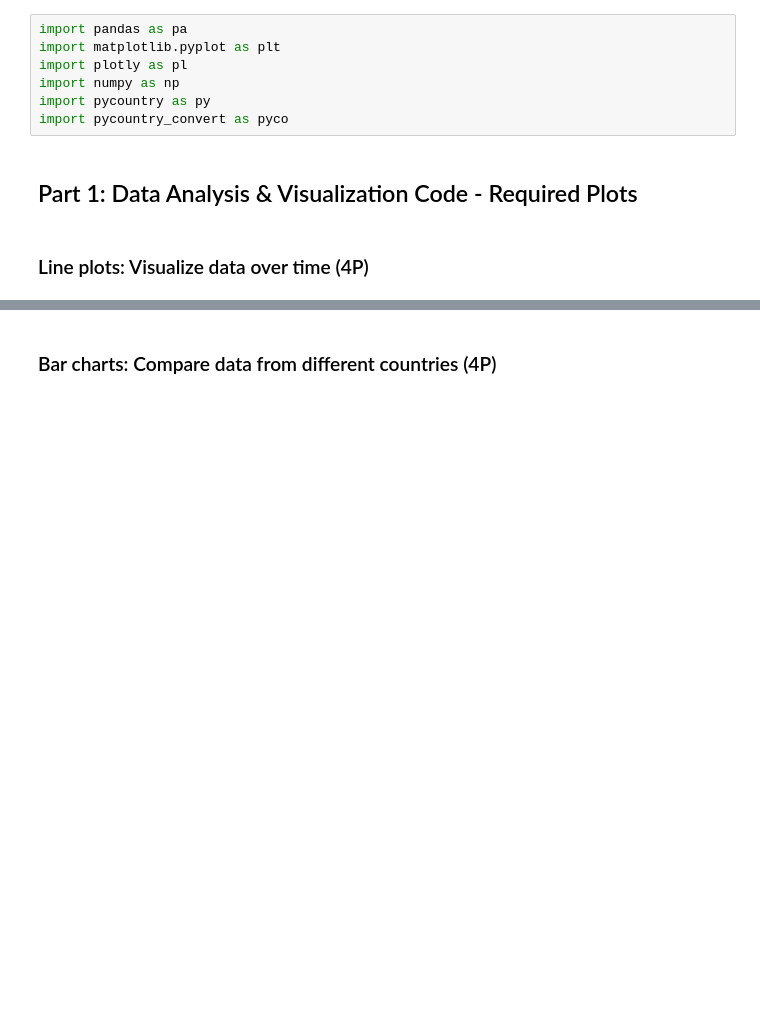
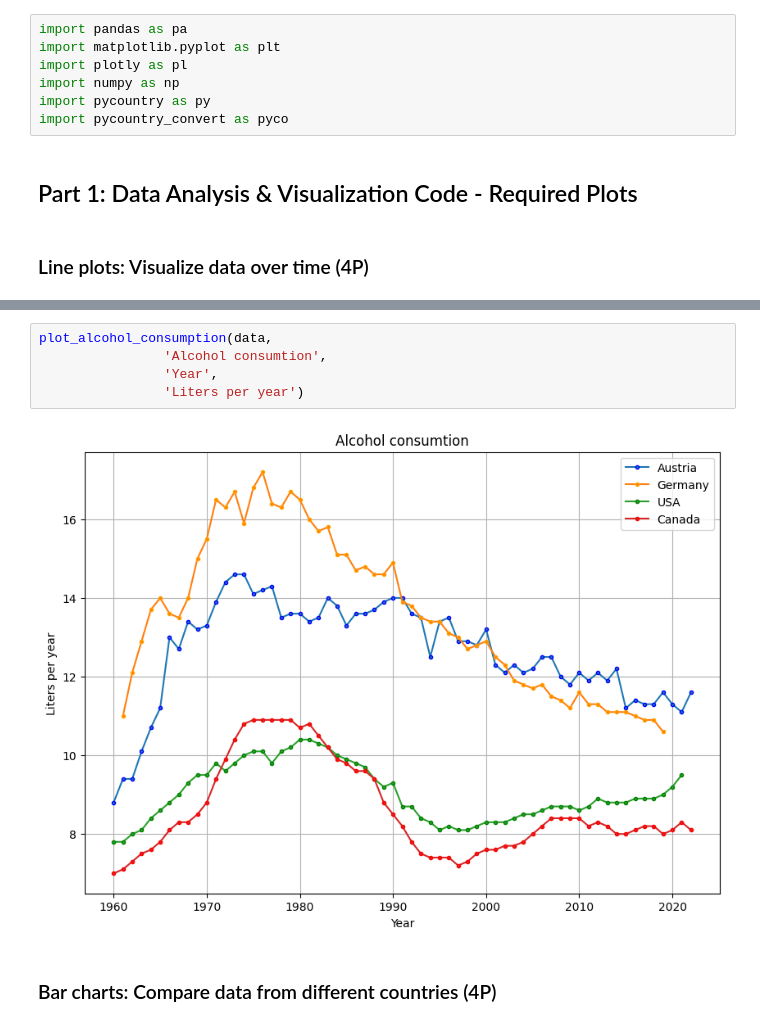
Before and after one commit to lukasumfahrer/Assignment2, a Jupyter notebook: assignment2.ipynb, the cells around one changed output, grey strips where cells are left out. Saved outputs shown, nothing was run; the diff lists cells and outputs as text; blank space fills up the shorter version.

```diff
--- a/assignment2.ipynb
+++ b/assignment2.ipynb
@@ -115,2 +102,9 @@ plt.grid(True)
+# %%
+plot_alcohol_consumption(data,
+                'Alcohol consumtion',
+                'Year',
+                'Liters per year')
+# %% [output]
+[figure, added]
 # %% [markdown]
 ### Bar charts: Compare data from different countries (4P)
```
Also changed, not shown: parts of 5 cells of this notebook.
